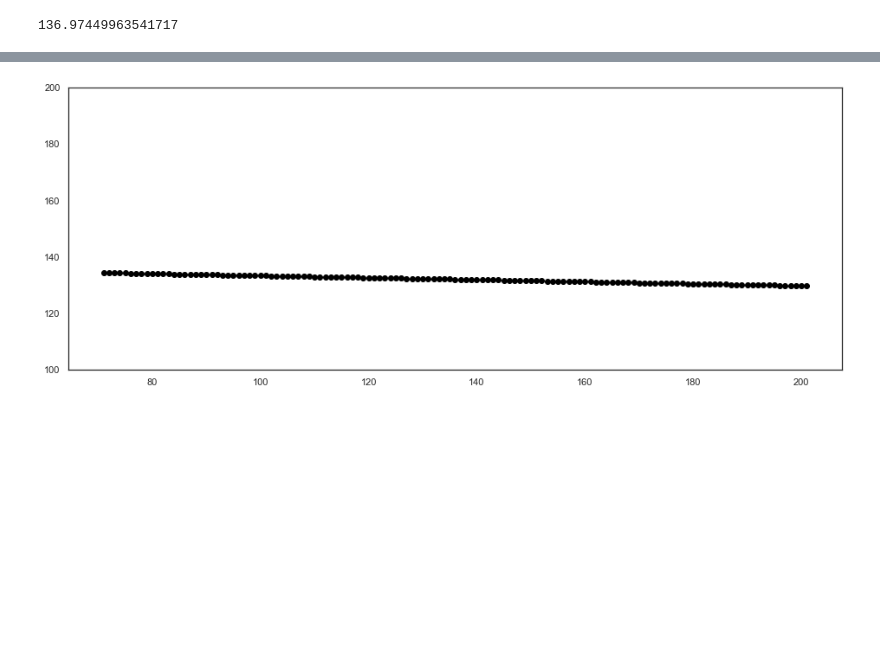
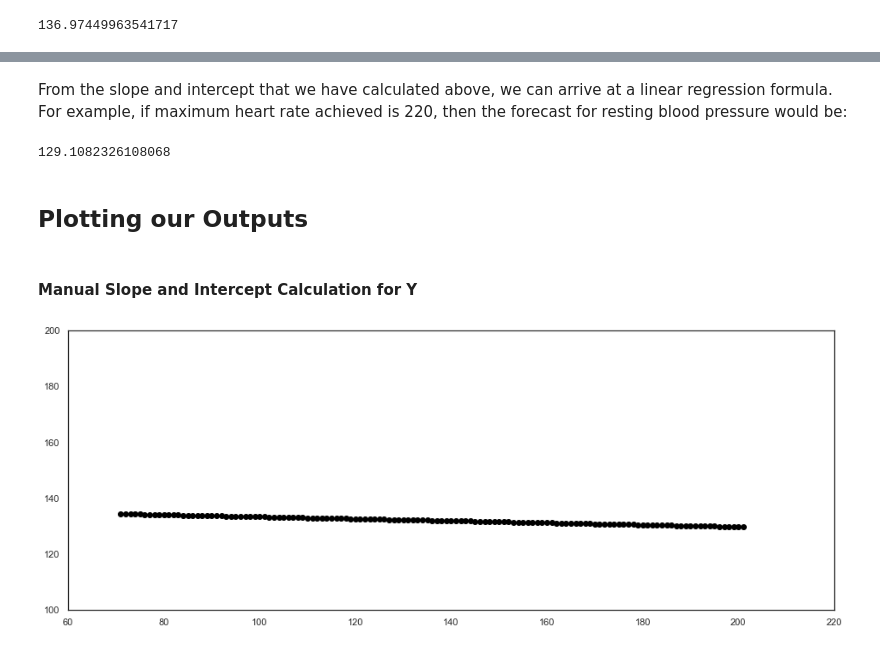
Before and after one commit to mcabanlit/linear-regression, a Jupyter notebook: linear-regression.ipynb, the cells around one changed output, grey strips where cells are left out. Saved outputs shown, nothing was run; the diff lists cells and outputs as text; code cells hidden in the pictures; blank space fills up the shorter version.

```diff
--- a/linear-regression.ipynb
+++ b/linear-regression.ipynb
@@ -32,9 +36,7 @@ heart_disease
 # %%
-import seaborn as sns
-import matplotlib.pyplot as plt
-sns.set(style="white")
+sbn.set(style="white")
 plt.rcParams['figure.figsize'] = (16, 6)
-sns.heatmap(heart_disease.corr(), annot = True, linewidths=.5, cmap="Blues")
+sbn.heatmap(heart_disease.corr(), annot = True, linewidths=.5, cmap="Blues")
 plt.title('Corelation Between Variables', fontsize = 30)
 plt.show()
 # %% [output]
@@ -158,15 +173,20 @@ intercept_graph["X"] = range(linear_table["X"].min(),linear_table["X"].max(),1)
 intercept_graph["Y"] = slope * intercept_graph["X"] + intercept
+# %% [markdown]
+From the slope and intercept that we have calculated above, we can arrive at a linear regression formula. For example, if maximum heart rate achieved is 220, then the forecast for resting blood pressure would be:
+# %%
+y = slope * 220 + intercept
+y
+# %% [output]
+129.1082326108068
+# %% [markdown]
+## Plotting our Outputs
+# %% [markdown]
+#### Manual Slope and Intercept Calculation for Y
 # %%
 # Plot outputs
 plt.scatter(intercept_graph["X"], intercept_graph["Y"], color="black")
-
-
-# plt.xticks(())
-# plt.yticks(())
-
-# plt.xlim(-2, 2)
+plt.xlim(60, 220)
 plt.ylim(100, 200)
-
 plt.show()
 # %% [output]
-[figure, old version]
+[figure, new version]
```
Also changed, not shown: parts of 34 cells of this notebook.
